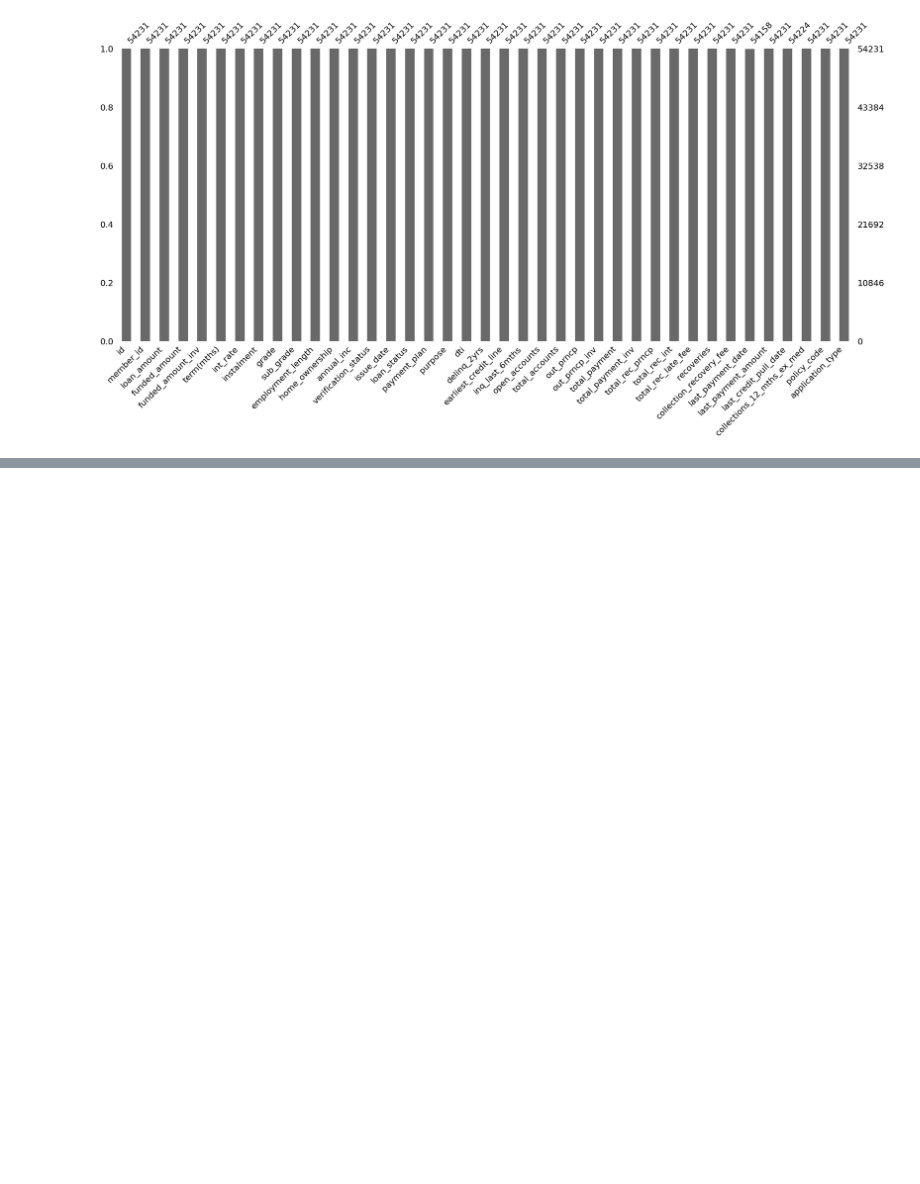
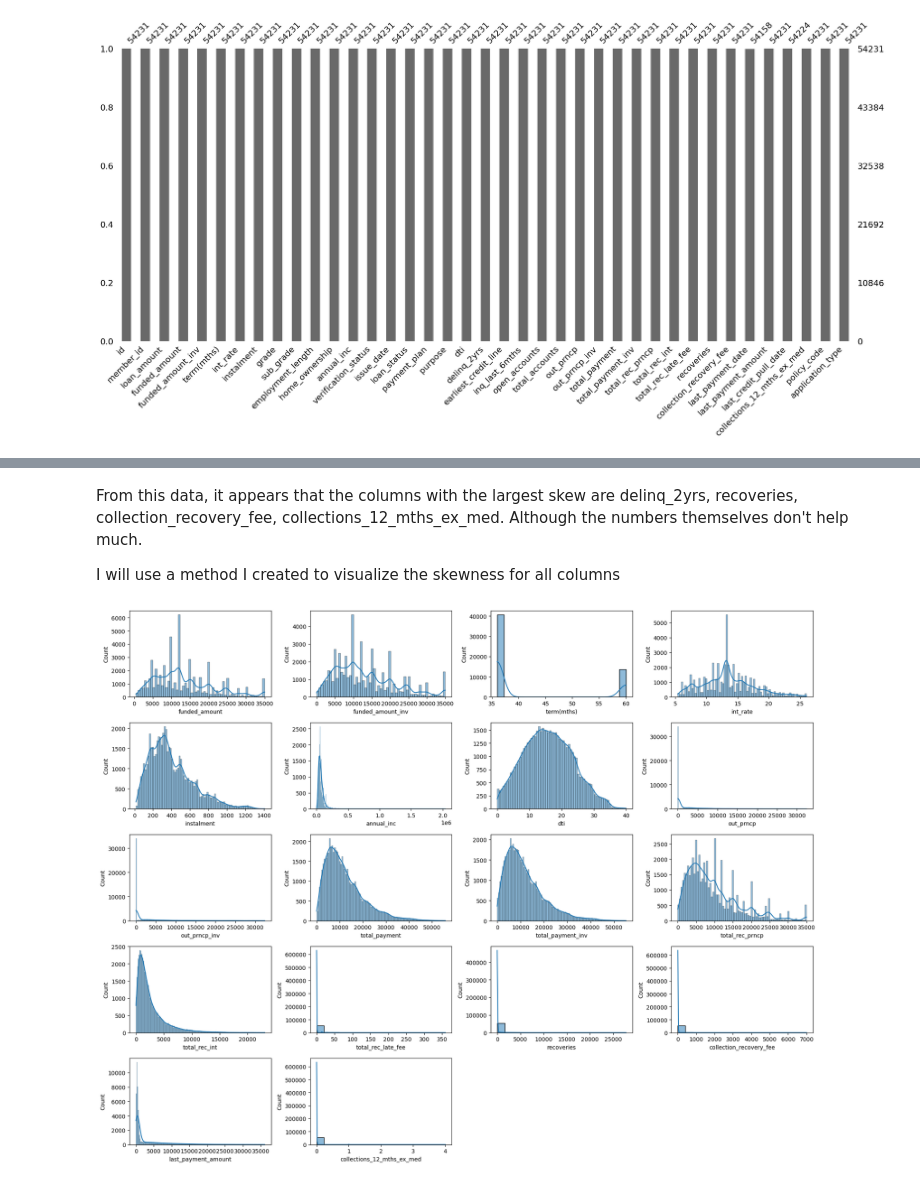
Before and after one commit to balany1/exploratory-data-analysis---customer-loans-in-finance152, a Jupyter notebook: eda.ipynb, the cells around one changed output, grey strips where cells are left out. Drawn from its saved outputs; the diff is of its cells as text; code cells hidden in the pictures; blank space fills up the shorter version.

Commit message:
working with skewed columns

```diff
--- a/eda.ipynb
+++ b/eda.ipynb
@@ -208,0 +207,4 @@ msno.bar(df)
+# %%
+visuals = plotter.Plotter(df)
+
+msno.bar(df)
@@ -238,0 +270,8 @@ msno.bar(df)
+# %% [markdown]
+From this data, it appears that the columns with the largest skew are delinq_2yrs, recoveries, collection_recovery_fee, collections_12_mths_ex_med. Although the numbers themselves don't help much.
+
+I will use a method I created to visualize the skewness for all columns
+# %%
+visuals.visualise_skewness()
+# %% [output]
+[figure, added]
```
Also changed, not shown: parts of 16 cells of this notebook, 7 other files.
